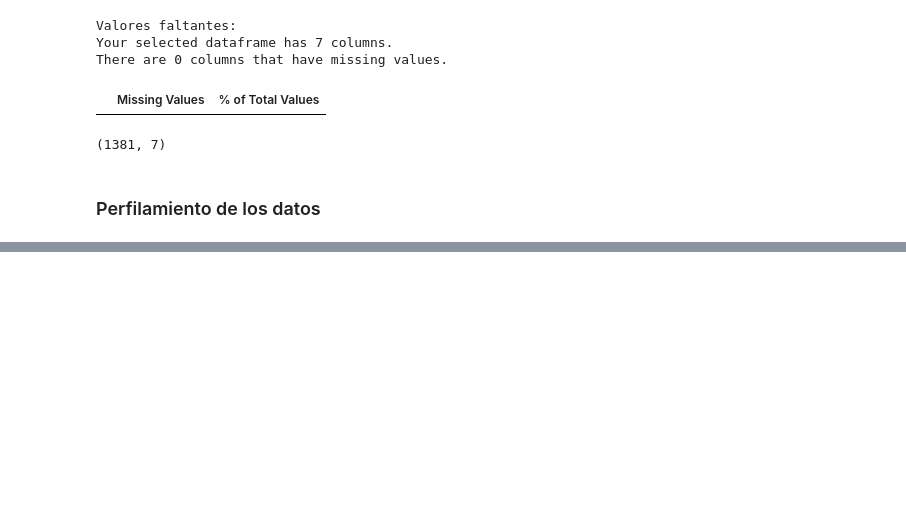
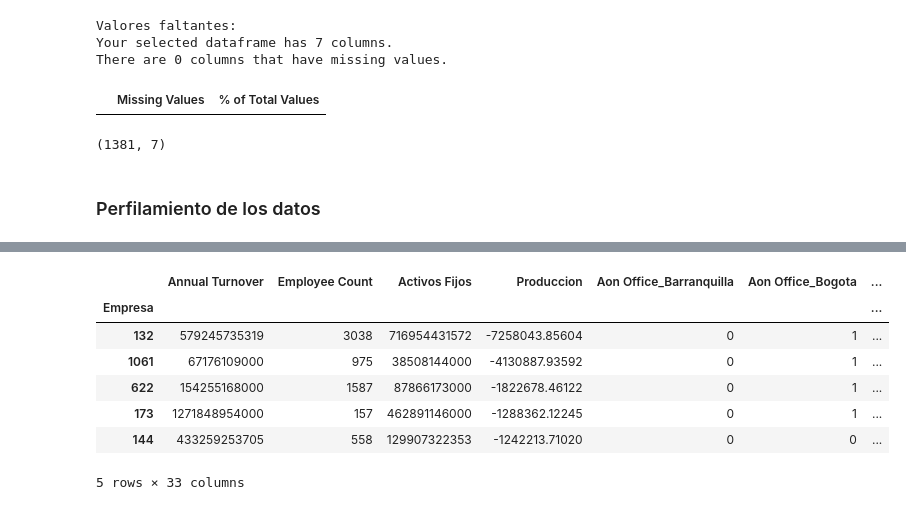
Before and after one commit to arturo-ugalde/CorretajeSeguros, a Jupyter notebook: Codigos/Proyecto.ipynb, the cells around one changed output, grey strips where cells are left out. Drawn from its saved outputs; the diff is of its cells as text; code cells hidden in the pictures; blank space fills up the shorter version.

```diff
--- a/Codigos/Proyecto.ipynb
+++ b/Codigos/Proyecto.ipynb
@@ -66,6 +66,18 @@ data.head()
 | 622 | 154255168000 | 1587 | 87866173000 | Bogota | Transportation and Logistics | TIER 3 | -1822678.46122 |
 | 173 | 1271848954000 | 157 | 462891146000 | Bogota | Energy | TIER 1 | -1288362.12245 |
 | 144 | 433259253705 | 558 | 129907322353 | Cali | Pharmaceutical and Chemicals | TIER 2 | -1242213.71020 |
+# %%
+dataPreparada = pd.get_dummies(data, columns=["Aon Office", "Industry", "TIER GENERAL"])
+dataPreparada.head()
+# %% [output]
+|  | Annual Turnover | Employee Count | Activos Fijos | Produccion | Aon Office_Barranquilla | Aon Office_Bogota | ... |
+| Empresa |  |  |  |  |  |  | ... |
+| 132 | 579245735319 | 3038 | 716954431572 | -7258043.85604 | 0 | 1 | ... |
+| 1061 | 67176109000 | 975 | 38508144000 | -4130887.93592 | 0 | 1 | ... |
+| 622 | 154255168000 | 1587 | 87866173000 | -1822678.46122 | 0 | 1 | ... |
+| 173 | 1271848954000 | 157 | 462891146000 | -1288362.12245 | 0 | 1 | ... |
+| 144 | 433259253705 | 558 | 129907322353 | -1242213.71020 | 0 | 0 | ... |
+5 rows × 33 columns
 # %%
 data["Aon Office"] = data["Aon Office"].astype('category')
 data["Industry"] = data["Industry"].astype('category')
```
Also changed, not shown: parts of 3 cells of this notebook.
